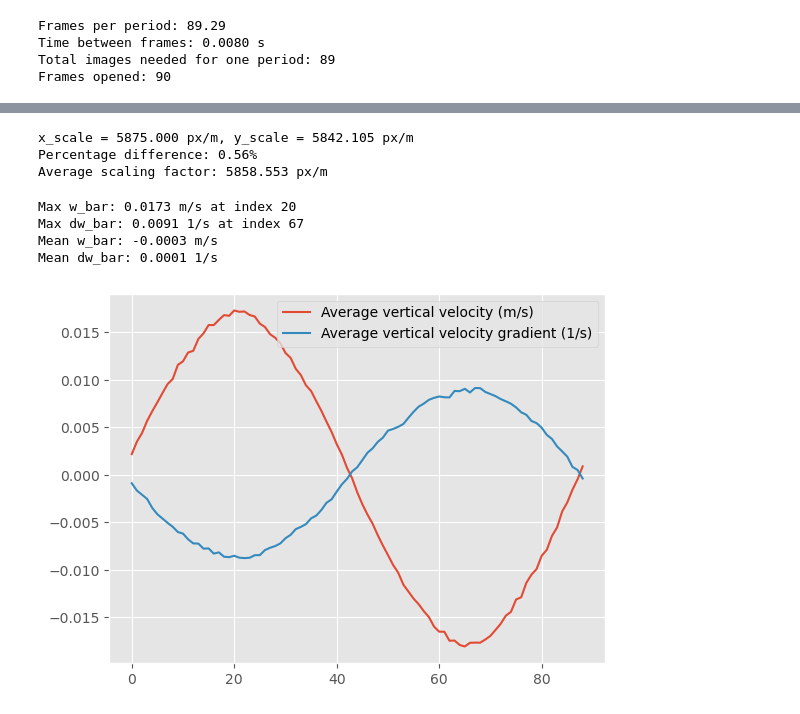
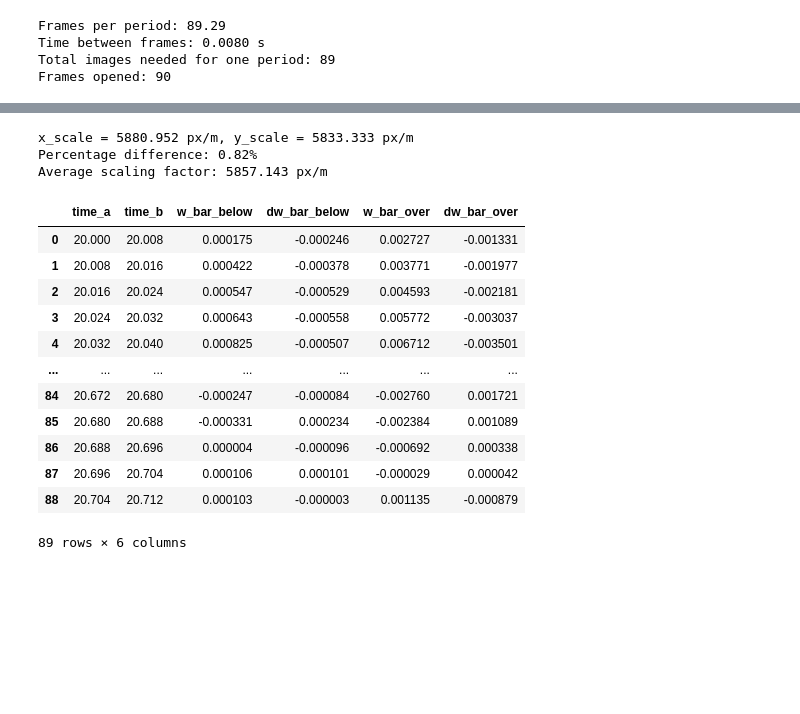
Before and after one commit to kjes4pres/Master_code, a Jupyter notebook: Lab/PIV/piv_f14a02r1.ipynb, the cells around one changed output, grey strips where cells are left out. Cells and saved outputs as stored; diff of their text form; code cells hidden in the pictures; blank space fills up the shorter version.

```diff
--- a/Lab/PIV/piv_f14a02r1.ipynb
+++ b/Lab/PIV/piv_f14a02r1.ipynb
@@ -131,8 +145,8 @@ ax.grid()
 # %%
-# Distance between pixel 15 and 1190 (in horizontal direction)
-x_m = 0.20
-# Distance between pixel 615 and 1725 (in vertical direction)
-y_m = 0.19
+# Distance between pixel 15 and 1250 (in horizontal direction)
+x_m = 0.21
+# Distance between pixel 675 and 1725 (in vertical direction)
+y_m = 0.18
 
 # Calculate pixel to m scaling factors
 x_scale = (x_max - x_min) / x_m  # pixel per m
@@ -145,9 +159,9 @@ print(f'Percentage difference: {(x_scale-y_scale)/y_scale * 100:.2f}%')
 scaling_factor = (x_scale + y_scale) / 2
 print(f"Average scaling factor: {scaling_factor:.3f} px/m")
 # %% [output]
-x_scale = 5875.000 px/m, y_scale = 5842.105 px/m
-Percentage difference: 0.56%
-Average scaling factor: 5858.553 px/m
+x_scale = 5880.952 px/m, y_scale = 5833.333 px/m
+Percentage difference: 0.82%
+Average scaling factor: 5857.143 px/m
 # %%
 # Crop frames to region of interest
 ims = np.linspace(1250, 1339, 90)
@@ -162,4 +176,13 @@ window_size = 32  # interrogation window size (in pixels)
 overlap = 16  # overlap between interrogation windows (in pixels)
 search_area_size = 64  # search area size (in pixels)
 stepsize = 1
+# %%
+def depth_formatter(y_tick, pos):
+        # depth: negative downward
+        # Adding 0.02 m to shift the depth values so that it matches real water depth
+        return f"{-(y_tick + 0.02):.2f}"
+
+def x_phys_formatter(x_tick, pos):
+        # Map image x → physical x (paddle at 8.06 m on the right)
+        return f"{8.06 + (x_max - x_tick):.2f}"
 # %%
@@ -261,15 +340,16 @@ for key in range(1250, 1339, stepsize):
-# %%
-plt.plot(w_bar, label='Average vertical velocity (m/s)')
-plt.plot(dw_bar, label='Average vertical velocity gradient (1/s)')
-plt.legend()
-
-print(f'Max w_bar: {max(w_bar):.4f} m/s at index {w_bar.index(max(w_bar))}')
-print(f'Max dw_bar: {max(dw_bar):.4f} 1/s at index {dw_bar.index(max(dw_bar))}')
-print(f'Mean w_bar: {np.mean(w_bar):.4f} m/s')
-print(f'Mean dw_bar: {np.mean(dw_bar):.4f} 1/s')
-# %% [output]
-Max w_bar: 0.0173 m/s at index 20
-Max dw_bar: 0.0091 1/s at index 67
-Mean w_bar: -0.0003 m/s
-Mean dw_bar: 0.0001 1/s
-[figure, removed]
+# %%
+df
+# %% [output]
+|  | time_a | time_b | w_bar_below | dw_bar_below | w_bar_over | dw_bar_over |
+| 0 | 20.000 | 20.008 | 0.000175 | -0.000246 | 0.002727 | -0.001331 |
+| 1 | 20.008 | 20.016 | 0.000422 | -0.000378 | 0.003771 | -0.001977 |
+| 2 | 20.016 | 20.024 | 0.000547 | -0.000529 | 0.004593 | -0.002181 |
+| 3 | 20.024 | 20.032 | 0.000643 | -0.000558 | 0.005772 | -0.003037 |
+| 4 | 20.032 | 20.040 | 0.000825 | -0.000507 | 0.006712 | -0.003501 |
+| ... | ... | ... | ... | ... | ... | ... |
+| 84 | 20.672 | 20.680 | -0.000247 | -0.000084 | -0.002760 | 0.001721 |
+| 85 | 20.680 | 20.688 | -0.000331 | 0.000234 | -0.002384 | 0.001089 |
+| 86 | 20.688 | 20.696 | 0.000004 | -0.000096 | -0.000692 | 0.000338 |
+| 87 | 20.696 | 20.704 | 0.000106 | 0.000101 | -0.000029 | 0.000042 |
+| 88 | 20.704 | 20.712 | 0.000103 | -0.000003 | 0.001135 | -0.000879 |
+89 rows × 6 columns
```
Also changed, not shown: parts of 11 cells of this notebook, 2 other files.
